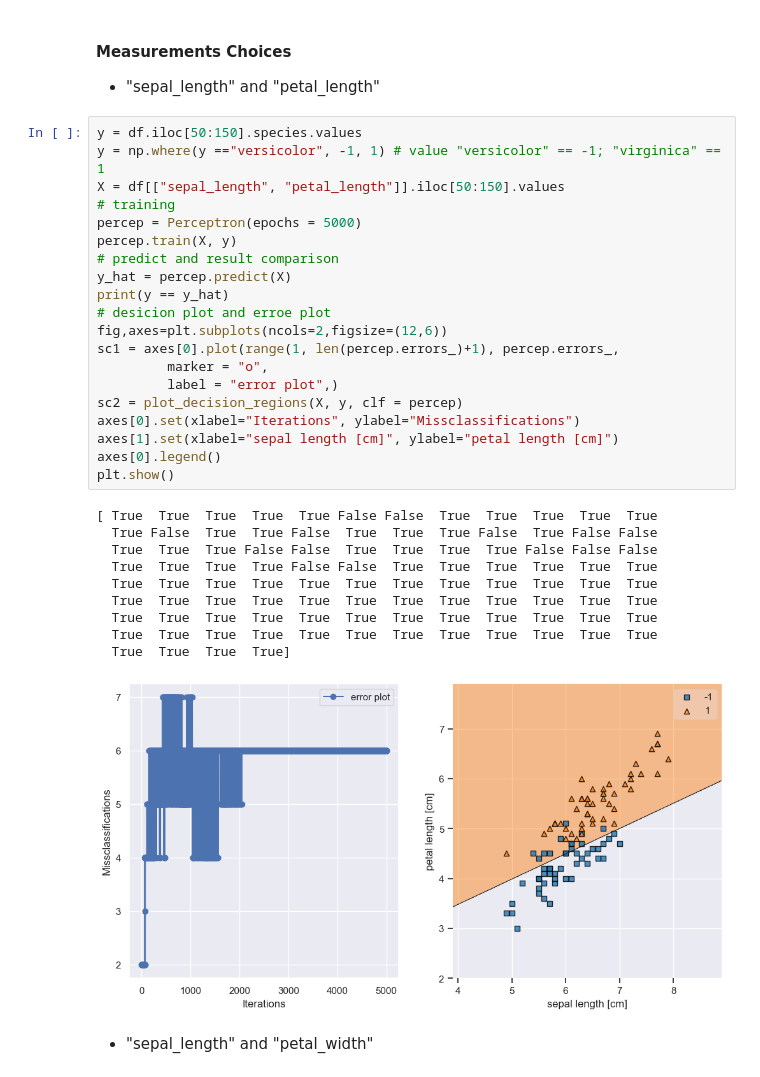
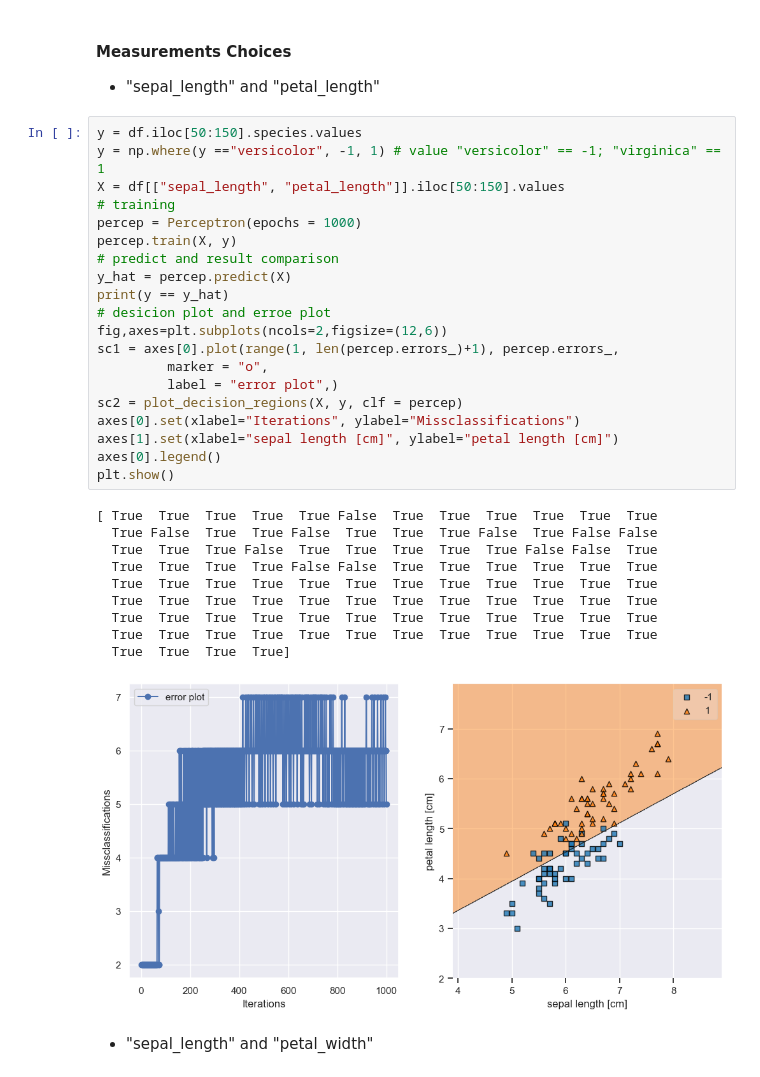
Before and after one commit to Kay-zttang/ML-Course-Notes, a Jupyter notebook: Lec3_The_Perceptron_Algorithm/The_Perceptron_Algorithm.ipynb, the cells around one changed output. Saved outputs shown, nothing was run; the diff lists cells and outputs as text.

```diff
--- a/Lec3_The_Perceptron_Algorithm/The_Perceptron_Algorithm.ipynb
+++ b/Lec3_The_Perceptron_Algorithm/The_Perceptron_Algorithm.ipynb
@@ -83,34 +83,34 @@ class Perceptron(object):
 # %%
 y = df.iloc[50:150].species.values
 y = np.where(y =="versicolor", -1, 1) # value "versicolor" == -1; "virginica" == 1
 X = df[["sepal_length", "petal_length"]].iloc[50:150].values
 # training
-percep = Perceptron(epochs = 5000)
+percep = Perceptron(epochs = 1000)
 percep.train(X, y)
 # predict and result comparison
 y_hat = percep.predict(X)
 print(y == y_hat)
 # desicion plot and erroe plot
 fig,axes=plt.subplots(ncols=2,figsize=(12,6))
 sc1 = axes[0].plot(range(1, len(percep.errors_)+1), percep.errors_,
          marker = "o",
          label = "error plot",)
 sc2 = plot_decision_regions(X, y, clf = percep)
 axes[0].set(xlabel="Iterations", ylabel="Missclassifications")
 axes[1].set(xlabel="sepal length [cm]", ylabel="petal length [cm]")
 axes[0].legend()
 plt.show()
 # %% [output]
-[ True  True  True  True  True False False  True  True  True  True  True
+[ True  True  True  True  True False  True  True  True  True  True  True
   True False  True  True False  True  True  True False  True False False
-  True  True  True False False  True  True  True  True False False False
+  True  True  True False  True  True  True  True  True False False  True
   True  True  True  True False False  True  True  True  True  True  True
   True  True  True  True  True  True  True  True  True  True  True  True
   True  True  True  True  True  True  True  True  True  True  True  True
   True  True  True  True  True  True  True  True  True  True  True  True
   True  True  True  True  True  True  True  True  True  True  True  True
   True  True  True  True]
-[figure, old version]
+[figure, new version]
 # %% [markdown]
 * "sepal_length" and "petal_width"
 # %%
```
Also changed, not shown: parts of 23 cells of this notebook, 1 other file.
